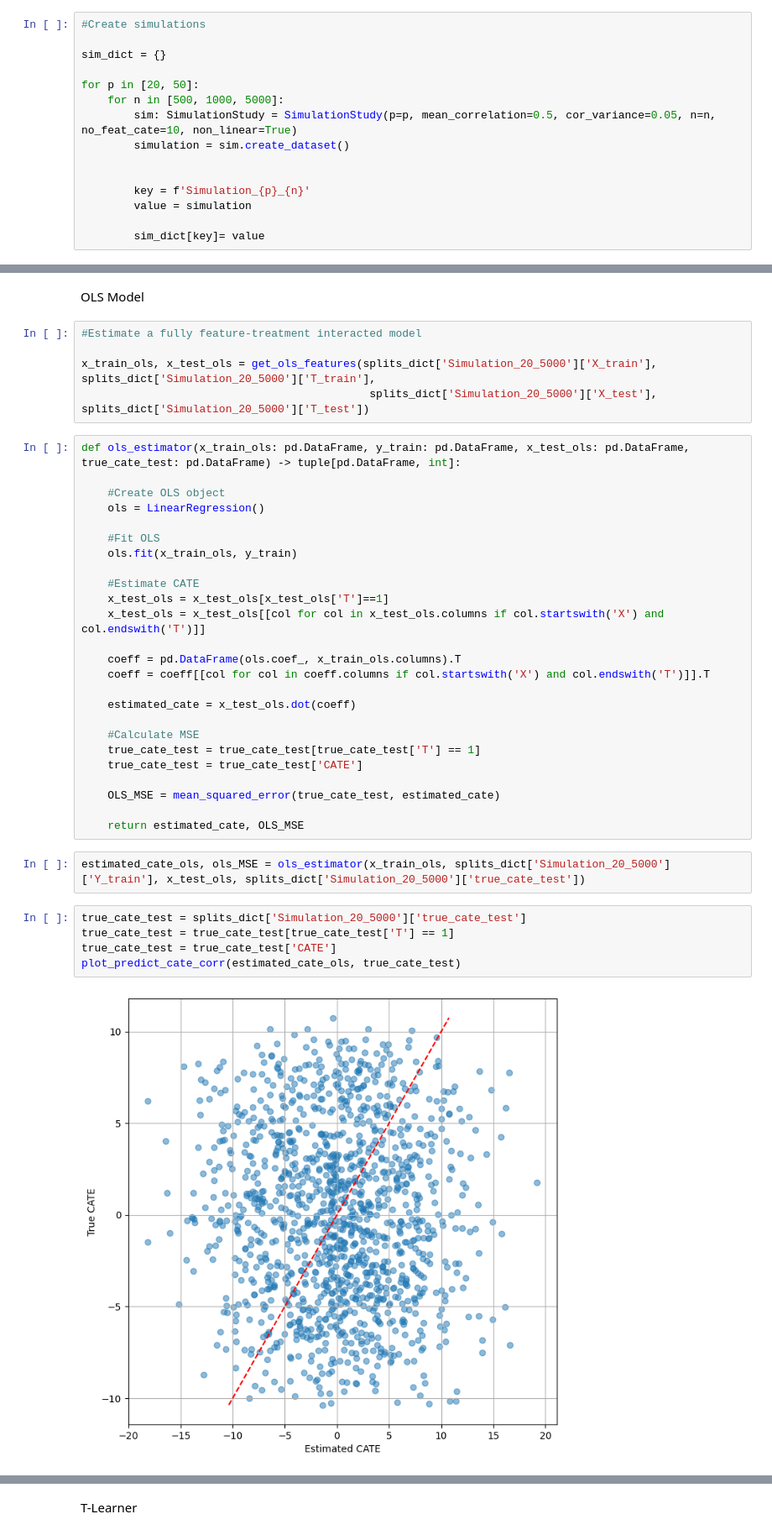
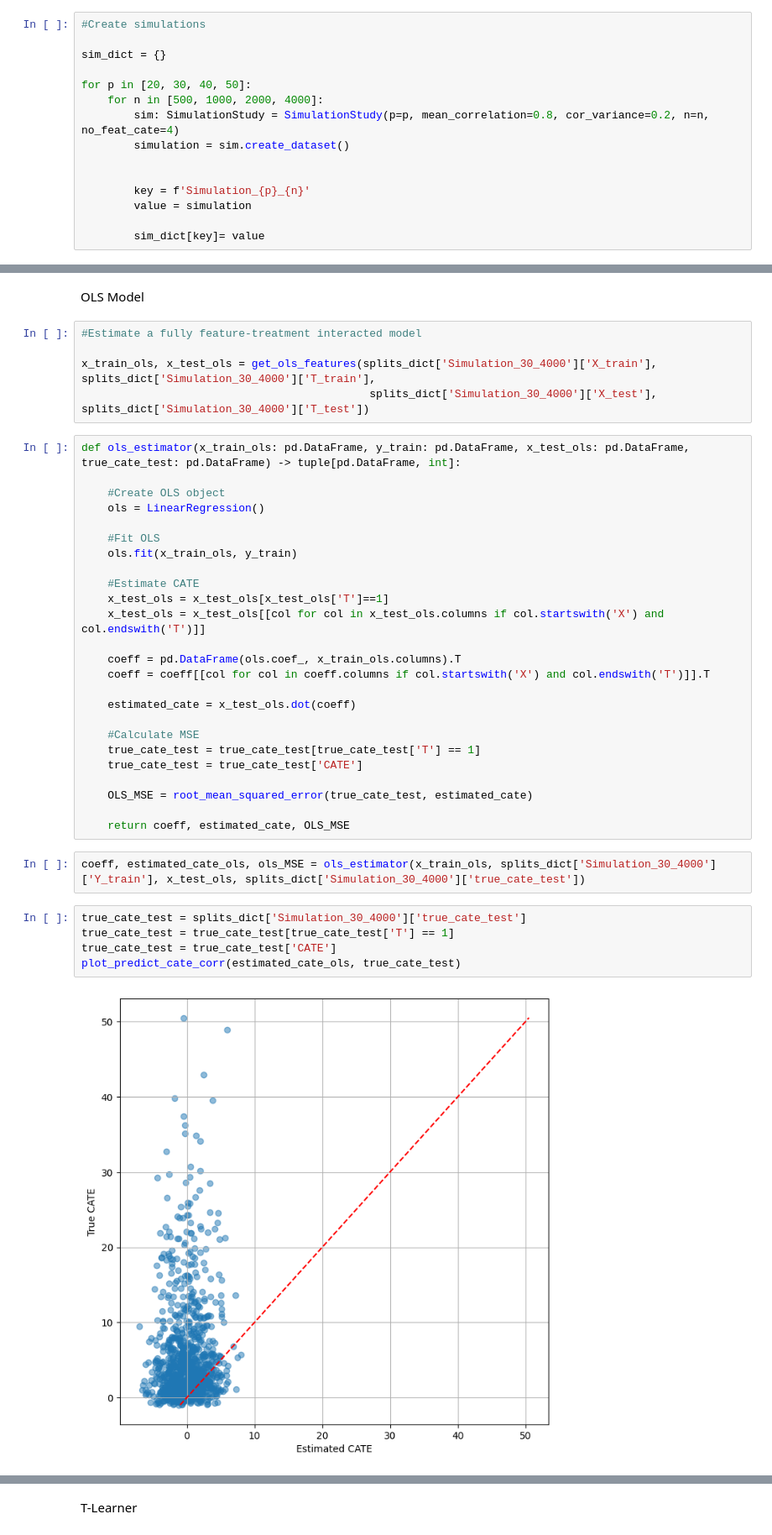
Before and after one commit to Jackbonkins/Heter_effects, a Jupyter notebook: Analysis.ipynb, the cells around one changed output, grey strips where cells are left out. Shown at 84% size. Cells and saved outputs as stored; diff of their text form.

```diff
--- a/Analysis.ipynb
+++ b/Analysis.ipynb
@@ -76,9 +76,9 @@ Create Simulations
 
 sim_dict = {}
 
-for p in [20, 50]:
-    for n in [500, 1000, 5000]:
-        sim: SimulationStudy = SimulationStudy(p=p, mean_correlation=0.5, cor_variance=0.05, n=n, no_feat_cate=10, non_linear=True)
+for p in [20, 30, 40, 50]:
+    for n in [500, 1000, 2000, 4000]:
+        sim: SimulationStudy = SimulationStudy(p=p, mean_correlation=0.8, cor_variance=0.2, n=n, no_feat_cate=4)
         simulation = sim.create_dataset()
 
 
@@ -112,8 +112,8 @@ OLS Model
 # %%
 #Estimate a fully feature-treatment interacted model
 
-x_train_ols, x_test_ols = get_ols_features(splits_dict['Simulation_20_5000']['X_train'], splits_dict['Simulation_20_5000']['T_train'],
-                                            splits_dict['Simulation_20_5000']['X_test'], splits_dict['Simulation_20_5000']['T_test'])
+x_train_ols, x_test_ols = get_ols_features(splits_dict['Simulation_30_4000']['X_train'], splits_dict['Simulation_30_4000']['T_train'],
+                                            splits_dict['Simulation_30_4000']['X_test'], splits_dict['Simulation_30_4000']['T_test'])
 # %%
 def ols_estimator(x_train_ols: pd.DataFrame, y_train: pd.DataFrame, x_test_ols: pd.DataFrame, true_cate_test: pd.DataFrame) -> tuple[pd.DataFrame, int]:
 
@@ -136,15 +136,15 @@ def ols_estimator(x_train_ols: pd.DataFrame, y_train: pd.DataFrame, x_test_ols:
     true_cate_test = true_cate_test[true_cate_test['T'] == 1]
     true_cate_test = true_cate_test['CATE']
 
-    OLS_MSE = mean_squared_error(true_cate_test, estimated_cate)
+    OLS_MSE = root_mean_squared_error(true_cate_test, estimated_cate)
 
-    return estimated_cate, OLS_MSE
+    return coeff, estimated_cate, OLS_MSE
 # %%
-estimated_cate_ols, ols_MSE = ols_estimator(x_train_ols, splits_dict['Simulation_20_5000']['Y_train'], x_test_ols, splits_dict['Simulation_20_5000']['true_cate_test'])
+coeff, estimated_cate_ols, ols_MSE = ols_estimator(x_train_ols, splits_dict['Simulation_30_4000']['Y_train'], x_test_ols, splits_dict['Simulation_30_4000']['true_cate_test'])
 # %%
-true_cate_test = splits_dict['Simulation_20_5000']['true_cate_test']
+true_cate_test = splits_dict['Simulation_30_4000']['true_cate_test']
 true_cate_test = true_cate_test[true_cate_test['T'] == 1]
 true_cate_test = true_cate_test['CATE']
 plot_predict_cate_corr(estimated_cate_ols, true_cate_test)
 # %% [output]
-[figure, old version]
+[figure, new version]
```
Also changed, not shown: parts of 17 cells of this notebook, 3 other files.
